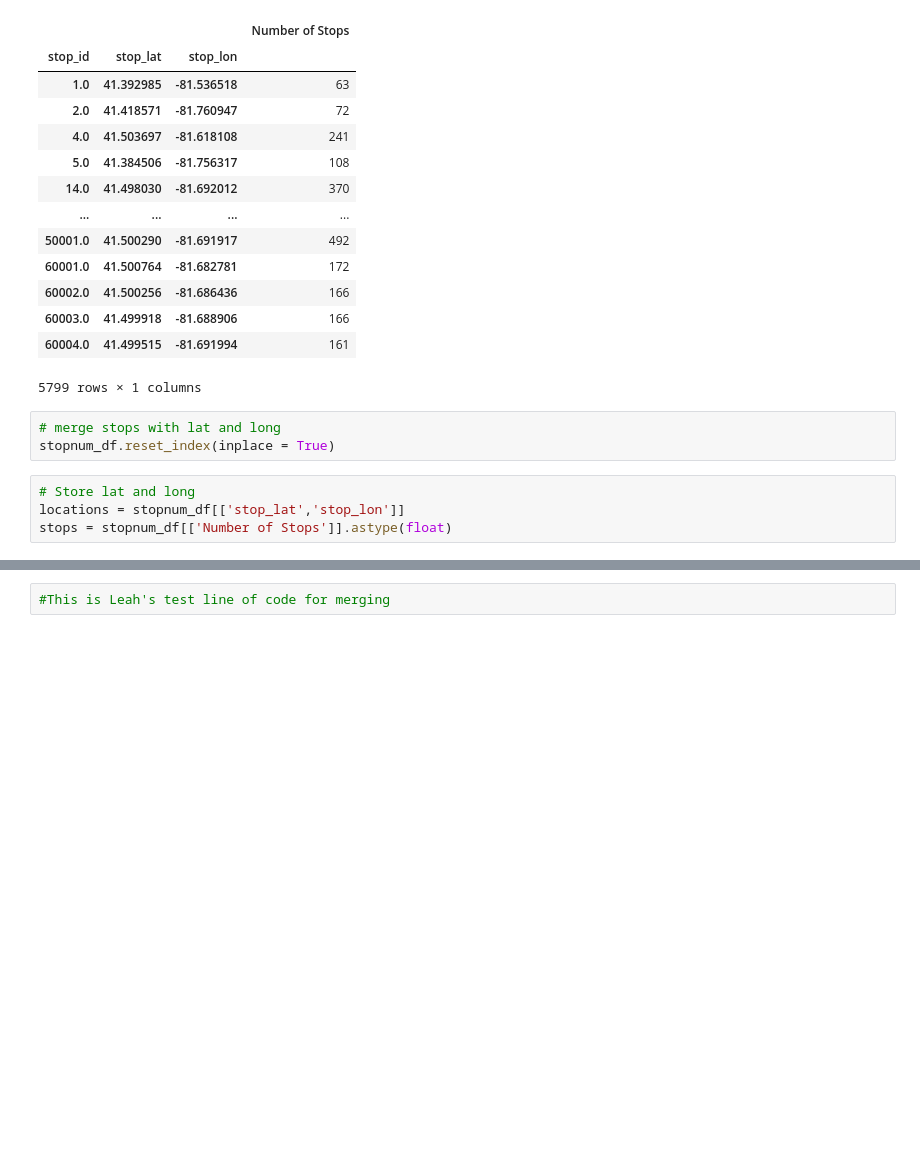
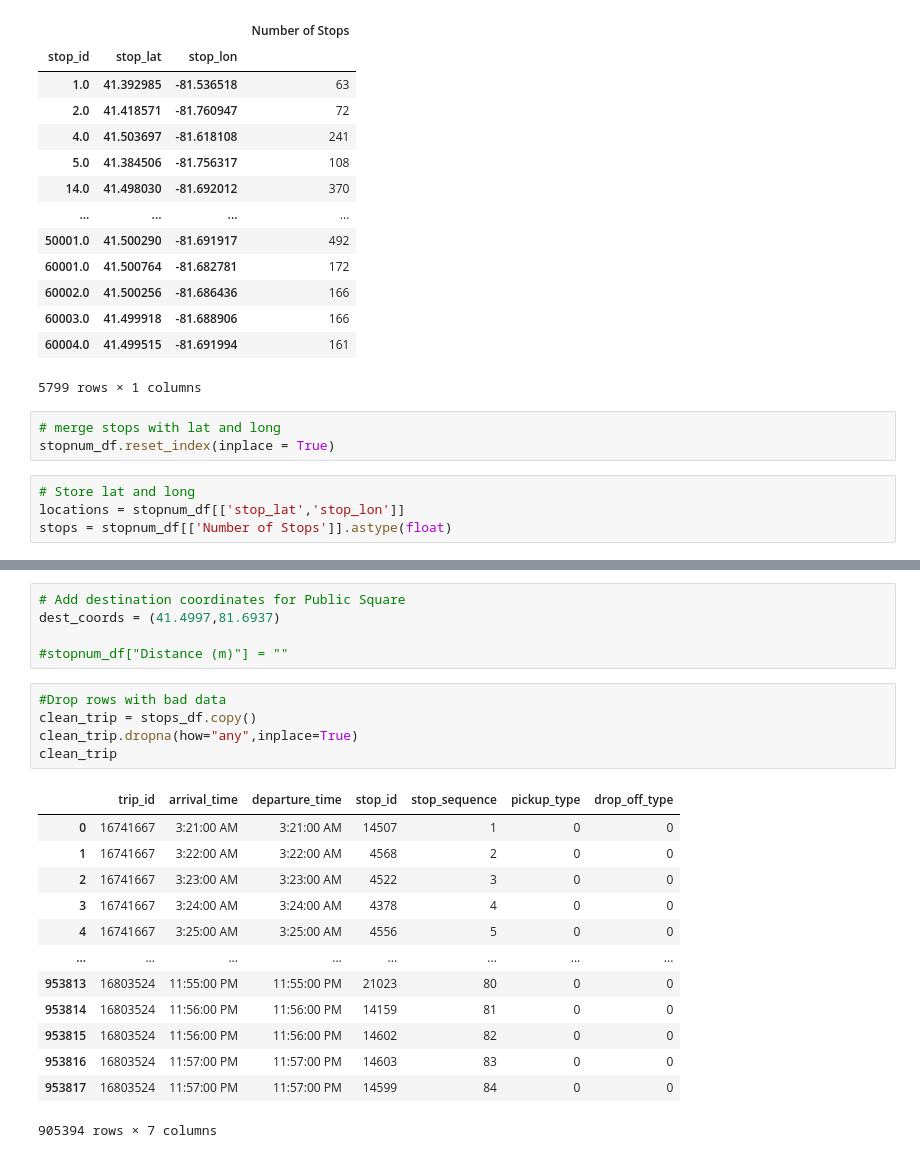
Before and after one commit to tanazimmer/Project1, a Jupyter notebook: bus_project.ipynb, the cells around one changed output, grey strips where cells are left out. Drawn from its saved outputs; the diff is of its cells as text; blank space fills up the shorter version.

```diff
--- a/bus_project.ipynb
+++ b/bus_project.ipynb
@@ -115,5 +117,27 @@ fig_mark.add_layer(markers)
 fig_mark
 # %% [output]
 [interactive output not drawn]
-# %%
-#This is Leah's test line of code for merging
+# %%
+# Add destination coordinates for Public Square
+dest_coords = (41.4997,81.6937)
+
+#stopnum_df["Distance (m)"] = ""
+# %%
+#Drop rows with bad data
+clean_trip = stops_df.copy()
+clean_trip.dropna(how="any",inplace=True)
+clean_trip
+# %% [output]
+|  | trip_id | arrival_time | departure_time | stop_id | stop_sequence | pickup_type | drop_off_type |
+| 0 | 16741667 | 3:21:00 AM | 3:21:00 AM | 14507 | 1 | 0 | 0 |
+| 1 | 16741667 | 3:22:00 AM | 3:22:00 AM | 4568 | 2 | 0 | 0 |
+| 2 | 16741667 | 3:23:00 AM | 3:23:00 AM | 4522 | 3 | 0 | 0 |
+| 3 | 16741667 | 3:24:00 AM | 3:24:00 AM | 4378 | 4 | 0 | 0 |
+| 4 | 16741667 | 3:25:00 AM | 3:25:00 AM | 4556 | 5 | 0 | 0 |
+| ... | ... | ... | ... | ... | ... | ... | ... |
+| 953813 | 16803524 | 11:55:00 PM | 11:55:00 PM | 21023 | 80 | 0 | 0 |
+| 953814 | 16803524 | 11:56:00 PM | 11:56:00 PM | 14159 | 81 | 0 | 0 |
+| 953815 | 16803524 | 11:56:00 PM | 11:56:00 PM | 14602 | 82 | 0 | 0 |
+| 953816 | 16803524 | 11:57:00 PM | 11:57:00 PM | 14603 | 83 | 0 | 0 |
+| 953817 | 16803524 | 11:57:00 PM | 11:57:00 PM | 14599 | 84 | 0 | 0 |
+905394 rows × 7 columns
```
Also changed, not shown: parts of 7 cells of this notebook.
